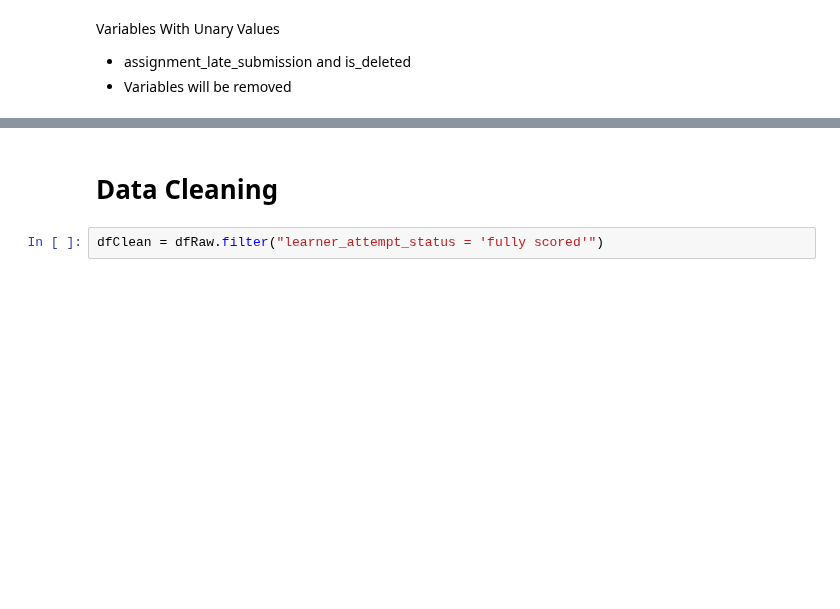
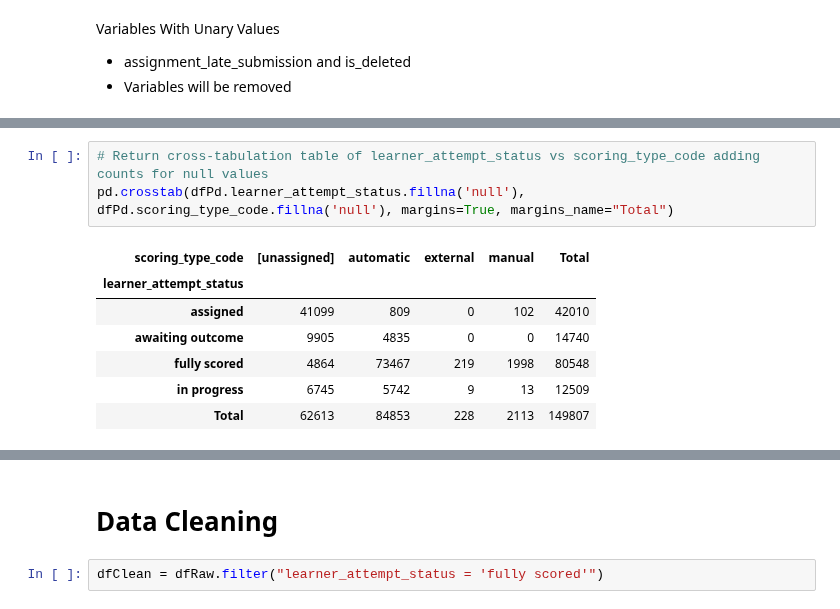
Before and after one commit to dlhinkley/c772-capstone-project, a Jupyter notebook: spark/C772CapstoneProject.ipynb, the cells around one changed output, grey strips where cells are left out. Drawn from its saved outputs; the diff is of its cells as text; blank space fills up the shorter version.

```diff
--- a/spark/C772CapstoneProject.ipynb
+++ b/spark/C772CapstoneProject.ipynb
@@ -250,0 +360,11 @@ Variables With Unary Values
+# %%
+# Return cross-tabulation table of learner_attempt_status vs scoring_type_code adding counts for null values
+pd.crosstab(dfPd.learner_attempt_status.fillna('null'), dfPd.scoring_type_code.fillna('null'), margins=True, margins_name="Total")
+# %% [output]
+| scoring_type_code | [unassigned] | automatic | external | manual | Total |
+| learner_attempt_status |  |  |  |  |  |
+| assigned | 41099 | 809 | 0 | 102 | 42010 |
+| awaiting outcome | 9905 | 4835 | 0 | 0 | 14740 |
+| fully scored | 4864 | 73467 | 219 | 1998 | 80548 |
+| in progress | 6745 | 5742 | 9 | 13 | 12509 |
+| Total | 62613 | 84853 | 228 | 2113 | 149807 |
```
Also changed, not shown: parts of 33 cells of this notebook, 3 other files.
